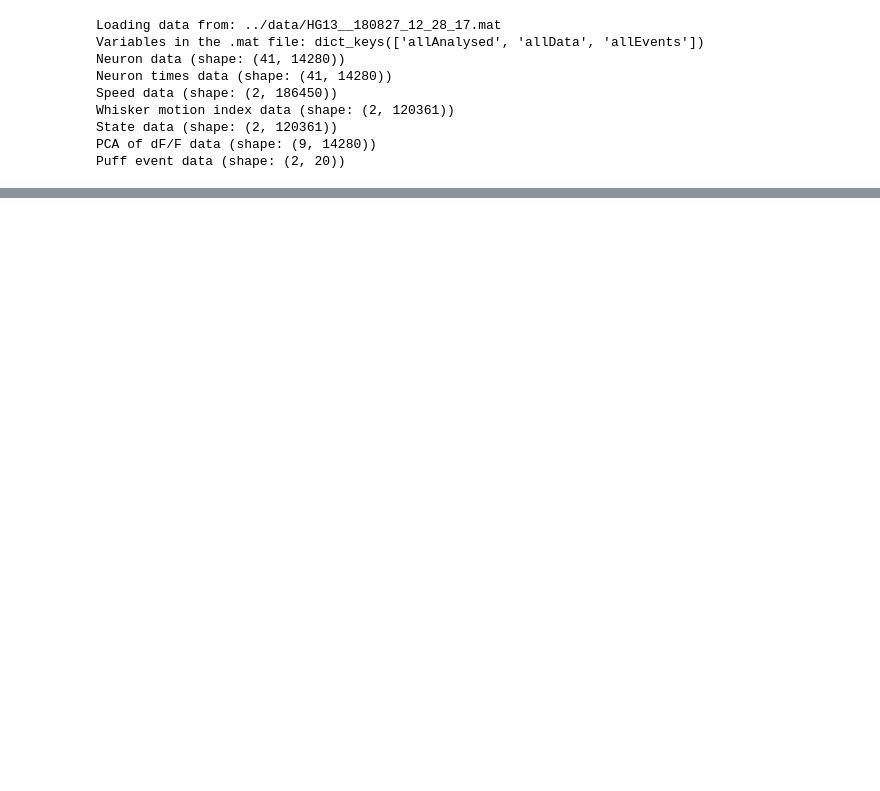
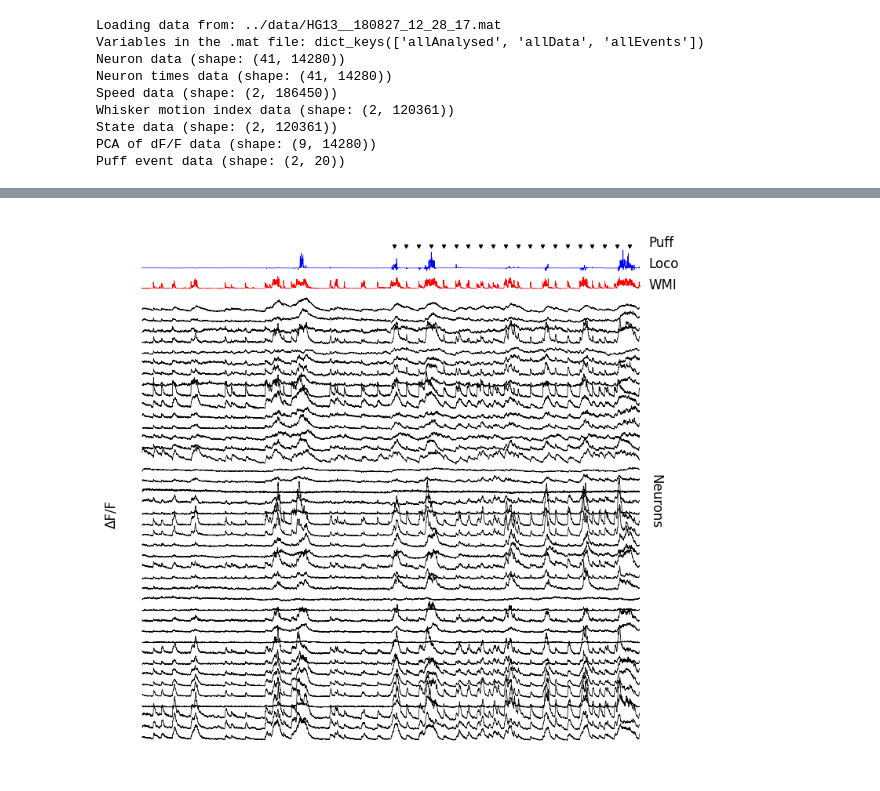
Before and after one commit to Yusurr/DataSkillsforNeuroscientists, a Jupyter notebook: notebooks/GurnaniData.ipynb, the cells around one changed output, grey strips where cells are left out. Saved outputs shown, nothing was run; the diff lists cells and outputs as text; code cells hidden in the pictures; blank space fills up the shorter version.

```diff
--- a/notebooks/GurnaniData.ipynb
+++ b/notebooks/GurnaniData.ipynb
@@ -59,0 +68,68 @@ plt.plot(
+# %%
+fig, ax = plt.subplots(figsize=(9, 9))
+
+plt.xlabel("Time (s)")
+plt.ylabel("dF/F")
+
+ax.set_axis_off()
+
+offset = 1
+for index in range(len(neuron_df_f)):
+    plt.plot(
+        [t / 1000 for t in neuron_times[index]],
+        neuron_df_f[index] - index*offset,
+        color="black",
+        linewidth=0.5,
+    )
+
+plt.text(
+    -30,
+    -20,
+    "ΔF/F",
+    rotation=90,
+    fontsize=12,
+)
+plt.text(
+    410,
+    -20,
+    "Neurons",
+    rotation=270,
+    fontsize=12,
+)
+
+scale_wmi = 2
+plt.plot([t / 1000 for t in whisker_motion_index[0]], whisker_motion_index[1]*scale_wmi+ 2*offset, color="red", linewidth=0.5)
+
+plt.text(
+    410,
+    2,
+    "WMI",
+    fontsize=12,
+)
+
+scale_speed = 0.1
+plt.plot([t / 1000 for t in speed[0]], speed[1]*scale_speed+ 4*offset, color="blue", linewidth=0.5)
+
+plt.text(
+    410,
+    4,
+    "Loco",
+    fontsize=12,
+)
+
+if len(puff_events) > 0:
+    for e in puff_events[0]:
+        #print("Adding puff event at time %s" % (e / 1000))
+        plt.plot(e / 1000, 6*offset, color="black", linestyle=None, marker="v", markersize=3)
+
+
+plt.text(
+    410,
+    6,
+    "Puff",
+    fontsize=12,
+)
+
+plt.savefig(f"../data/Fig1D_{original_experiment_id}.png", dpi=300, bbox_inches="tight")
+# %% [output]
+[figure, added]
```
Also changed, not shown: parts of 1 cell of this notebook, 3 other files.
